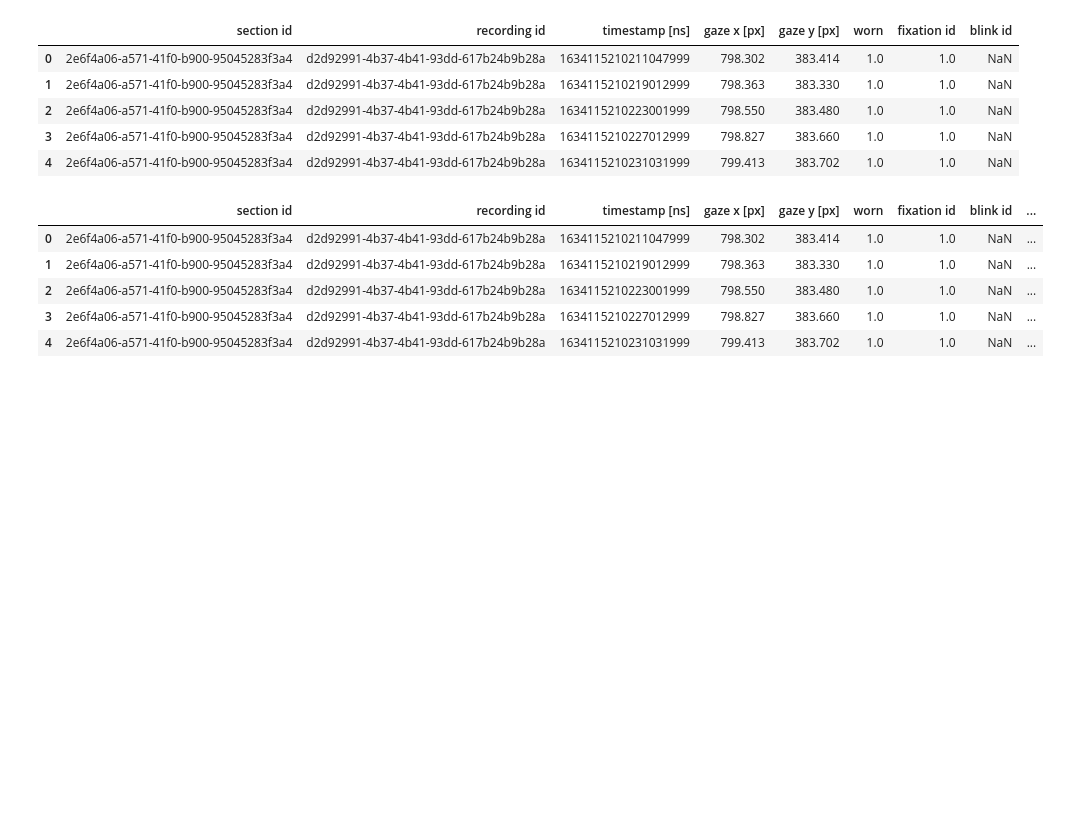
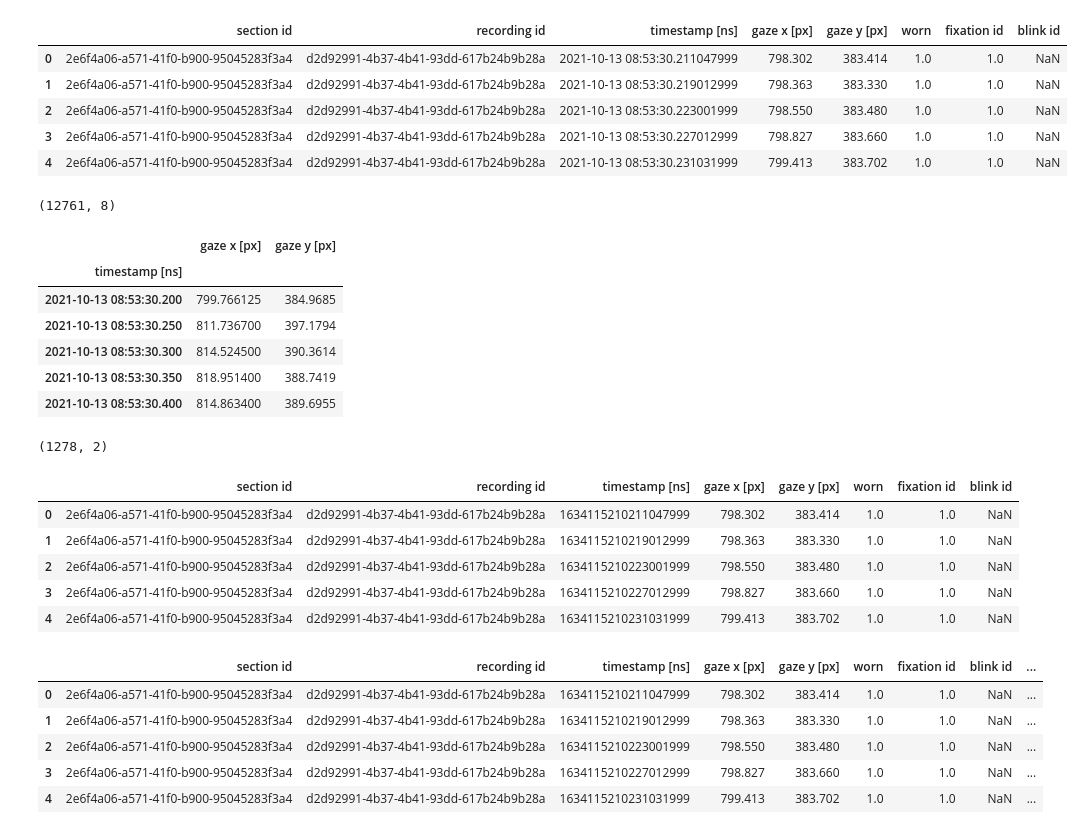
Before and after one commit to nogibjj/Tracking-Gazes-on-Museum-Pieces-Data-Plus, a Jupyter notebook: heatmap_qc.ipynb, the cells around one changed output. Cells and saved outputs as stored; diff of their text form; code cells hidden in the pictures; blank space fills up the shorter version.

```diff
--- a/heatmap_qc.ipynb
+++ b/heatmap_qc.ipynb
@@ -6,6 +6,34 @@ import warnings
 from statsmodels.stats.weightstats import ztest as ztest
 warnings.filterwarnings('ignore')
 participant = '2022_03bm'
+# %%
+orig_df = pd.read_csv(f'data/{participant}/gaze.csv')
+orig_df['timestamp [ns]'] = pd.to_datetime(orig_df['timestamp [ns]'])
+display(orig_df.head())
+print(orig_df.shape)
+
+orig_df.set_index('timestamp [ns]', inplace=True)
+required_cols = ['gaze x [px]', 'gaze y [px]']
+orig_df = orig_df[required_cols].resample('50ms').mean()
+
+display(orig_df.head())
+print(orig_df.shape)
+# %% [output]
+|  | section id | recording id | timestamp [ns] | gaze x [px] | gaze y [px] | worn | fixation id | blink id |
+| 0 | 2e6f4a06-a571-41f0-b900-95045283f3a4 | d2d92991-4b37-4b41-93dd-617b24b9b28a | 2021-10-13 08:53:30.211047999 | 798.302 | 383.414 | 1.0 | 1.0 | NaN |
+| 1 | 2e6f4a06-a571-41f0-b900-95045283f3a4 | d2d92991-4b37-4b41-93dd-617b24b9b28a | 2021-10-13 08:53:30.219012999 | 798.363 | 383.330 | 1.0 | 1.0 | NaN |
+| 2 | 2e6f4a06-a571-41f0-b900-95045283f3a4 | d2d92991-4b37-4b41-93dd-617b24b9b28a | 2021-10-13 08:53:30.223001999 | 798.550 | 383.480 | 1.0 | 1.0 | NaN |
+| 3 | 2e6f4a06-a571-41f0-b900-95045283f3a4 | d2d92991-4b37-4b41-93dd-617b24b9b28a | 2021-10-13 08:53:30.227012999 | 798.827 | 383.660 | 1.0 | 1.0 | NaN |
+| 4 | 2e6f4a06-a571-41f0-b900-95045283f3a4 | d2d92991-4b37-4b41-93dd-617b24b9b28a | 2021-10-13 08:53:30.231031999 | 799.413 | 383.702 | 1.0 | 1.0 | NaN |
+(12761, 8)
+|  | gaze x [px] | gaze y [px] |
+| timestamp [ns] |  |  |
+| 2021-10-13 08:53:30.200 | 799.766125 | 384.9685 |
+| 2021-10-13 08:53:30.250 | 811.736700 | 397.1794 |
+| 2021-10-13 08:53:30.300 | 814.524500 | 390.3614 |
+| 2021-10-13 08:53:30.350 | 818.951400 | 388.7419 |
+| 2021-10-13 08:53:30.400 | 814.863400 | 389.6955 |
+(1278, 2)
 # %%
 orig_df = pd.read_csv(f'{participant}/{participant}/gaze.csv')
 display(orig_df.head())
```
Also changed, not shown: 39 other files.
